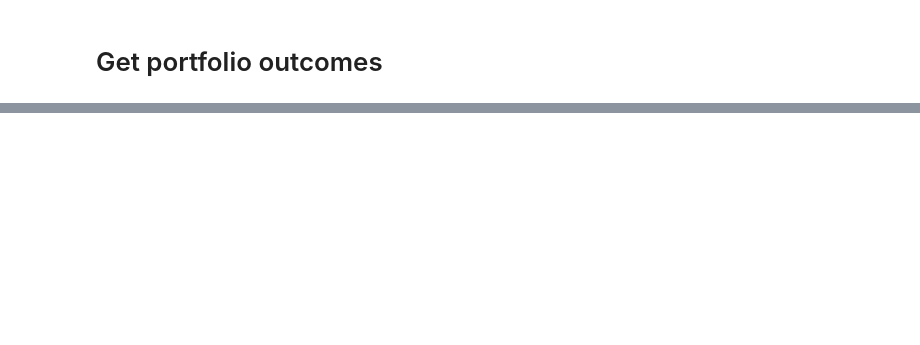
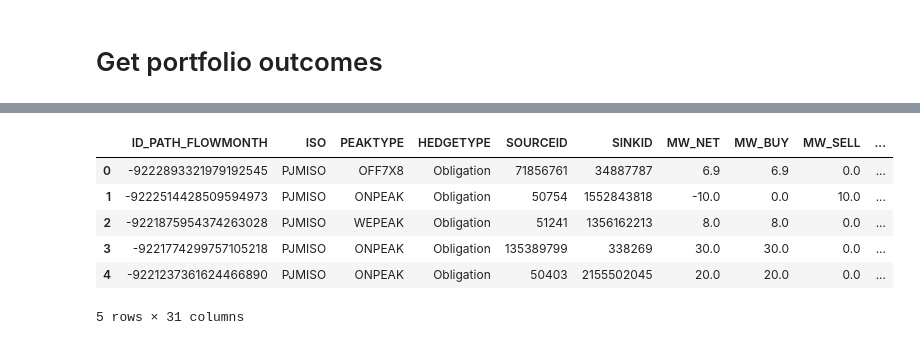
Before and after one commit to sasha-viribus/dc_forwards, a Jupyter notebook: exploratory_withbidrules_1.ipynb, the cells around one changed output, grey strips where cells are left out. Drawn from its saved outputs; the diff is of its cells as text; code cells hidden in the pictures; blank space fills up the shorter version.

```diff
--- a/exploratory_withbidrules_1.ipynb
+++ b/exploratory_withbidrules_1.ipynb
@@ -69,7 +69,8 @@ df_raw.describe()
 # %%
 df_sample = df_raw[
     (df_raw['MW_NET'] != 0) & ## Drop paths that they bought up and totally exited (like an annual flip)
-    (df_raw['DC_MCP_WAVG'] != 0)
+    (df_raw['DC_MCP_WAVG'] != 0) &
+    (df_raw['HEDGETYPE'] == 'Obligation')
 ].copy()
 
 df_sample = df_sample.filter(items=[
@@ -205,4 +235,5 @@ df_bids.head()
 # %%
+sorted_auction_months = sorted(df_bids['AUCTION_MONTH'].unique())
 df_holdings = pd.DataFrame(columns=df_bids.columns)
 
 for auction_month in sorted_auction_months:
@@ -221,29 +252,10 @@ for auction_month in sorted_auction_months:
     if df_potential_trades.empty: continue ## Need this because, for example, standing in March, there are no FWs satisfying FW > 3 (planning year is June-June)
 
     ## 2) See what clears and add it to holdings
-    ## Check what clears
-
-    #################### Can remove this after adding cleared logic
-    # df_potential_trades['CLEARED_ENTRY'] = (df_potential_trades['BID_ENTRY'] > df_potential_trades['MCP']).astype(int) ## this logic assumes only BUYS
-
-
     ## Only keep what clears
     df_potential_trades = df_potential_trades[df_potential_trades['CLEARED_ENTRY'] == 1]
 
-    ## 3) Get costs and revenue
-    ## 3a) Entering trades
-
-    # df_potential_trades['MCP_ENTRY'] = df_potential_trades['MCP']
-
-    #################### Can remove this after adding cleared logic
-    ## 3b) Exiting trades
-    ## 3b.i) Calculate offers for each potential exit
-
-    #################### Can remove this after adding cleared logic
-    df_potential_trades['OFFER_EXIT'] = df_potential_trades['MCP_ENTRY'] * 1.2
-    df_potential_trades['CLEARED_EXIT'] = (df_potential_trades['OFFER_EXIT'] < df_potential_trades['FUTURE_MCP']).astype(int) ## this logic assumes only selling a previous BUY
-
-    ## 3b.ii) Get the first month where we would exit a given path
+    ## 3) Get where we exit trades
     ## Sort by CLEARED_EXIT and then FUTURE_AUCTION_MONTH. Gives us the first thing to clear or the first record
     df_sorted = df_potential_trades.sort_values(by=['ID_PATH_FLOWMONTH', 'AUCTION_MONTH', 'CLEARED_EXIT', 'FUTURE_AUCTION_MONTH'], ascending=[True, True, False, True])
     df_first_rows = df_sorted.groupby(['ID_PATH_FLOWMONTH', 'AUCTION_MONTH']).first().reset_index()
@@ -255,3 +267,14 @@ for auction_month in sorted_auction_months:
 
     ## Add the kept trades to holdings
     df_holdings = pd.concat([df_holdings, df_first_rows]).reset_index(drop=True)
+# %%
+## Get cost and revenue
+df_holdings.head()
+# %% [output]
+|  | ID_PATH_FLOWMONTH | ISO | PEAKTYPE | HEDGETYPE | SOURCEID | SINKID | MW_NET | MW_BUY | MW_SELL | ... |
+| 0 | -9222893321979192545 | PJMISO | OFF7X8 | Obligation | 71856761 | 34887787 | 6.9 | 6.9 | 0.0 | ... |
+| 1 | -9222514428509594973 | PJMISO | ONPEAK | Obligation | 50754 | 1552843818 | -10.0 | 0.0 | 10.0 | ... |
+| 2 | -9221875954374263028 | PJMISO | WEPEAK | Obligation | 51241 | 1356162213 | 8.0 | 8.0 | 0.0 | ... |
+| 3 | -9221774299757105218 | PJMISO | ONPEAK | Obligation | 135389799 | 338269 | 30.0 | 30.0 | 0.0 | ... |
+| 4 | -9221237361624466890 | PJMISO | ONPEAK | Obligation | 50403 | 2155502045 | 20.0 | 20.0 | 0.0 | ... |
+5 rows × 31 columns
```
Also changed, not shown: parts of 20 cells of this notebook.
